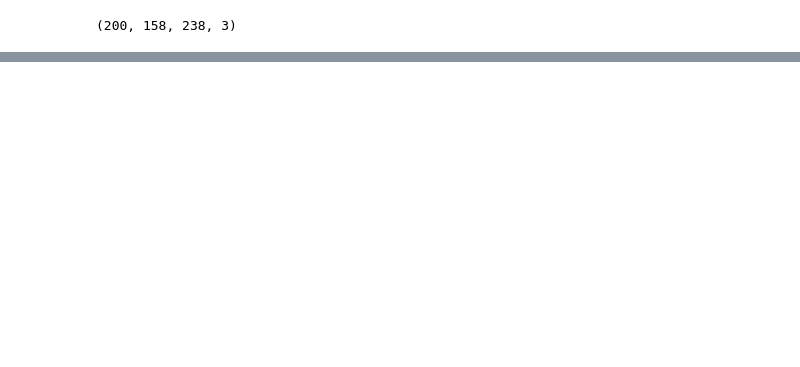
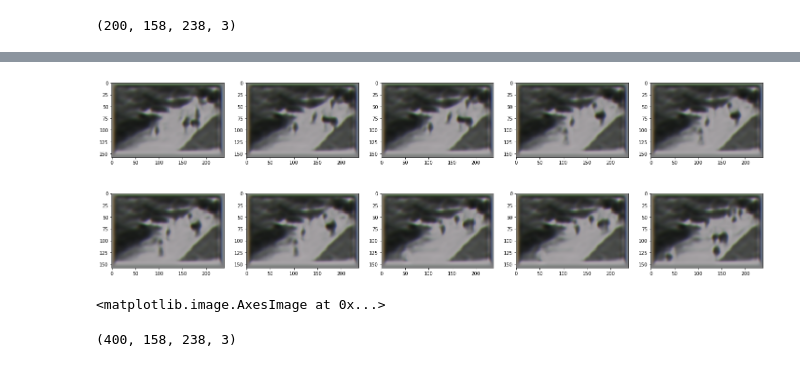
Before and after one commit to karishma33/DetectionProject, a Jupyter notebook: CNN.ipynb, the cells around one changed output, grey strips where cells are left out. Cells and saved outputs as stored; diff of their text form; code cells hidden in the pictures; blank space fills up the shorter version.

Commit message:
Displaying regenerated images

```diff
--- a/CNN.ipynb
+++ b/CNN.ipynb
@@ -160,0 +189,16 @@ np.save('{}/latent_train.npy'.format(Dataset.main),latent_arr)
+# %%
+fig, axs = plt.subplots(2,5, figsize=(25,8))
+axs = axs.ravel()
+
+for i, imgs in enumerate(Dataset.reproduced_images[15:25]):
+    axs[i].imshow(imgs[:,:,:])
+# %% [output]
+[figure, added]
+# %%
+axs[0].imshow(Dataset.reproduced_images[0,:,:])
+# %% [output]
+<matplotlib.image.AxesImage at 0x...>
+# %%
+Dataset.reproduced_images.shape
+# %% [output]
+(400, 158, 238, 3)
```
Also changed, not shown: parts of 10 cells of this notebook.
